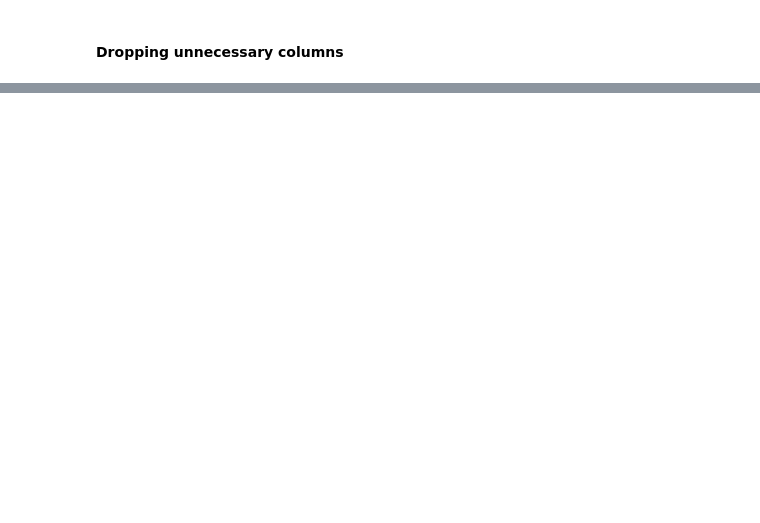
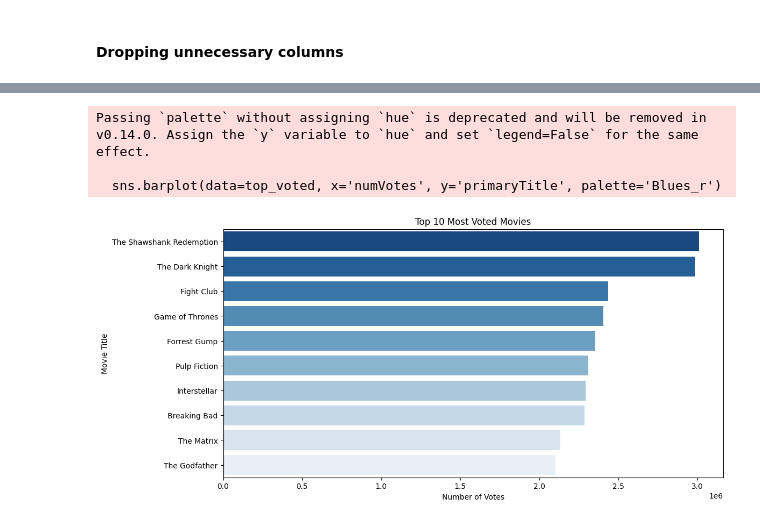
Before and after one commit to HVData-hub/Data-Analysis, a Jupyter notebook: ImdbDataAnalysis.ipynb, the cells around one changed output, grey strips where cells are left out. Cells and saved outputs as stored; diff of their text form; code cells hidden in the pictures; blank space fills up the shorter version.

```diff
--- a/ImdbDataAnalysis.ipynb
+++ b/ImdbDataAnalysis.ipynb
@@ -350,0 +350,14 @@ Passing `palette` without assigning `hue` is deprecated and will be removed in v
+# %%
+#Top 10 Most Voted Movies
+top_voted = titles_with_ratings.nlargest(10, 'numVotes')[['primaryTitle', 'numVotes']]
+plt.figure(figsize=(12,6))
+sns.barplot(data=top_voted, x='numVotes', y='primaryTitle', palette='Blues_r')
+plt.title('Top 10 Most Voted Movies')
+plt.xlabel('Number of Votes')
+plt.ylabel('Movie Title')
+plt.show()
+# %% [output]
+Passing `palette` without assigning `hue` is deprecated and will be removed in v0.14.0. Assign the `y` variable to `hue` and set `legend=False` for the same effect.
+
+  sns.barplot(data=top_voted, x='numVotes', y='primaryTitle', palette='Blues_r')
+[figure, added]
```
Also changed, not shown: parts of 30 cells of this notebook.
